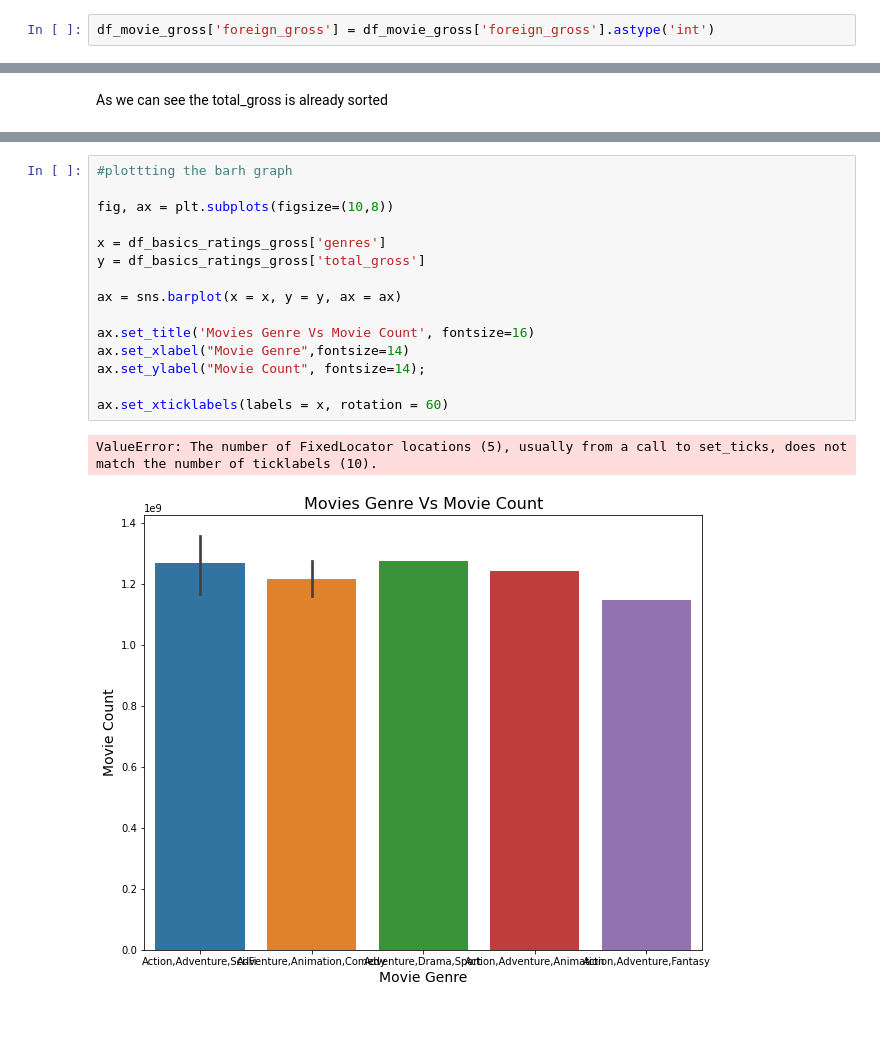
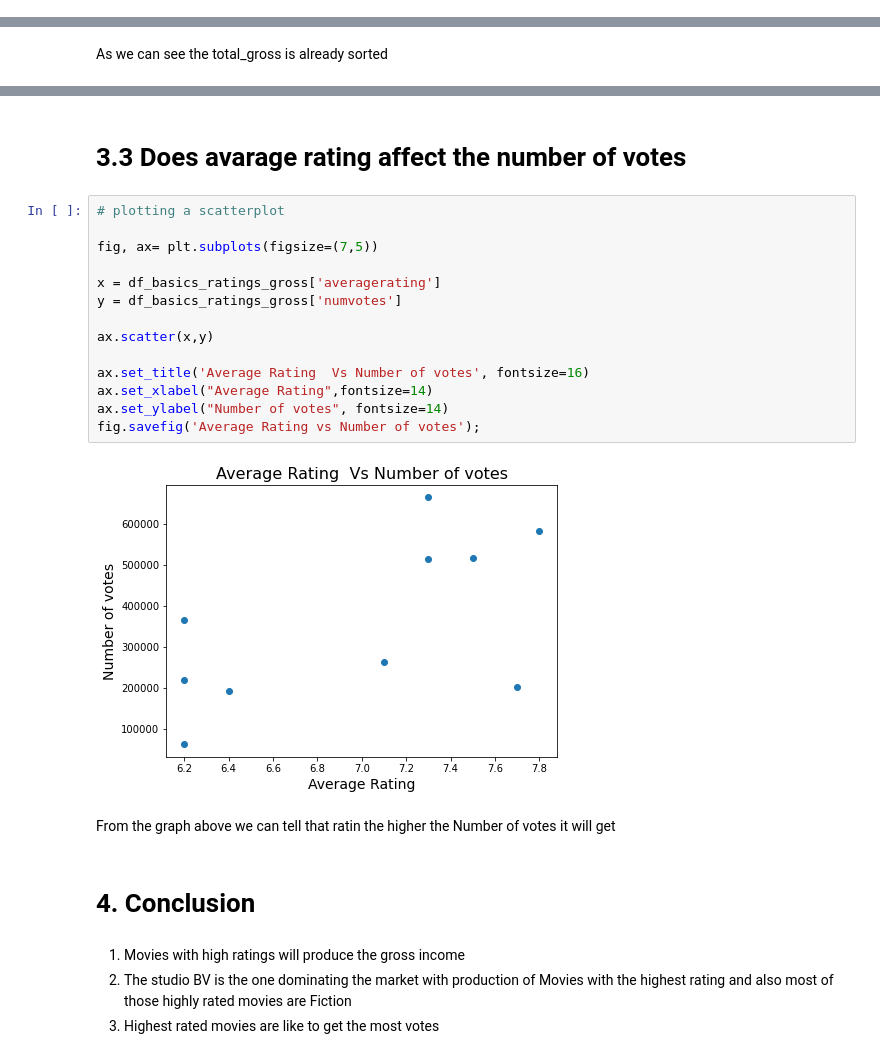
Before and after one commit to BrianKip035/dsc-phase-1-project-v2-4, a Jupyter notebook: student.ipynb, the cells around one changed output, grey strips where cells are left out. Cells and saved outputs as stored; diff of their text form; blank space fills up the shorter version.

Commit message:
Conclusion

```diff
--- a/student.ipynb
+++ b/student.ipynb
@@ -696,2 +648,0 @@ Name: foreign_gross, Length: 2007, dtype: int64
-# %%
-df_movie_gross['foreign_gross'] = df_movie_gross['foreign_gross'].astype('int')
@@ -1342,18 +1165,27 @@ df_basics_ratings_gross.loc[:,['total_gross','genres']]
+# %% [markdown]
+# 3.3 Does avarage rating affect the number of votes
 # %%
-#plottting the barh graph
+# plotting a scatterplot
 
-fig, ax = plt.subplots(figsize=(10,8))
+fig, ax= plt.subplots(figsize=(7,5))
 
-x = df_basics_ratings_gross['genres']
-y = df_basics_ratings_gross['total_gross']
+x = df_basics_ratings_gross['averagerating']
+y = df_basics_ratings_gross['numvotes']
 
-ax = sns.barplot(x = x, y = y, ax = ax)
+ax.scatter(x,y)
 
-ax.set_title('Movies Genre Vs Movie Count', fontsize=16)
-ax.set_xlabel("Movie Genre",fontsize=14)
-ax.set_ylabel("Movie Count", fontsize=14);
-
-ax.set_xticklabels(labels = x, rotation = 60)
+ax.set_title('Average Rating  Vs Number of votes', fontsize=16)
+ax.set_xlabel("Average Rating",fontsize=14)
+ax.set_ylabel("Number of votes", fontsize=14)
+fig.savefig('Average Rating vs Number of votes');
 # %% [output]
-ValueError: The number of FixedLocator locations (5), usually from a call to set_ticks, does not match the number of ticklabels (10).
-[figure, old version]
+[figure, new version]
+# %% [markdown]
+From the graph above we can tell that ratin the higher the Number of votes it will get
+# %% [markdown]
+# 4. Conclusion
+# %% [markdown]
+1. Movies with high ratings will produce the  gross income <br>
+2. The studio BV is the one dominating the market with production of Movies with the highest rating and also
+most of those highly rated movies are Fiction<br>
+3. Highest rated movies are like to get the most votes <br>
```
Also changed, not shown: parts of 56 cells of this notebook.
